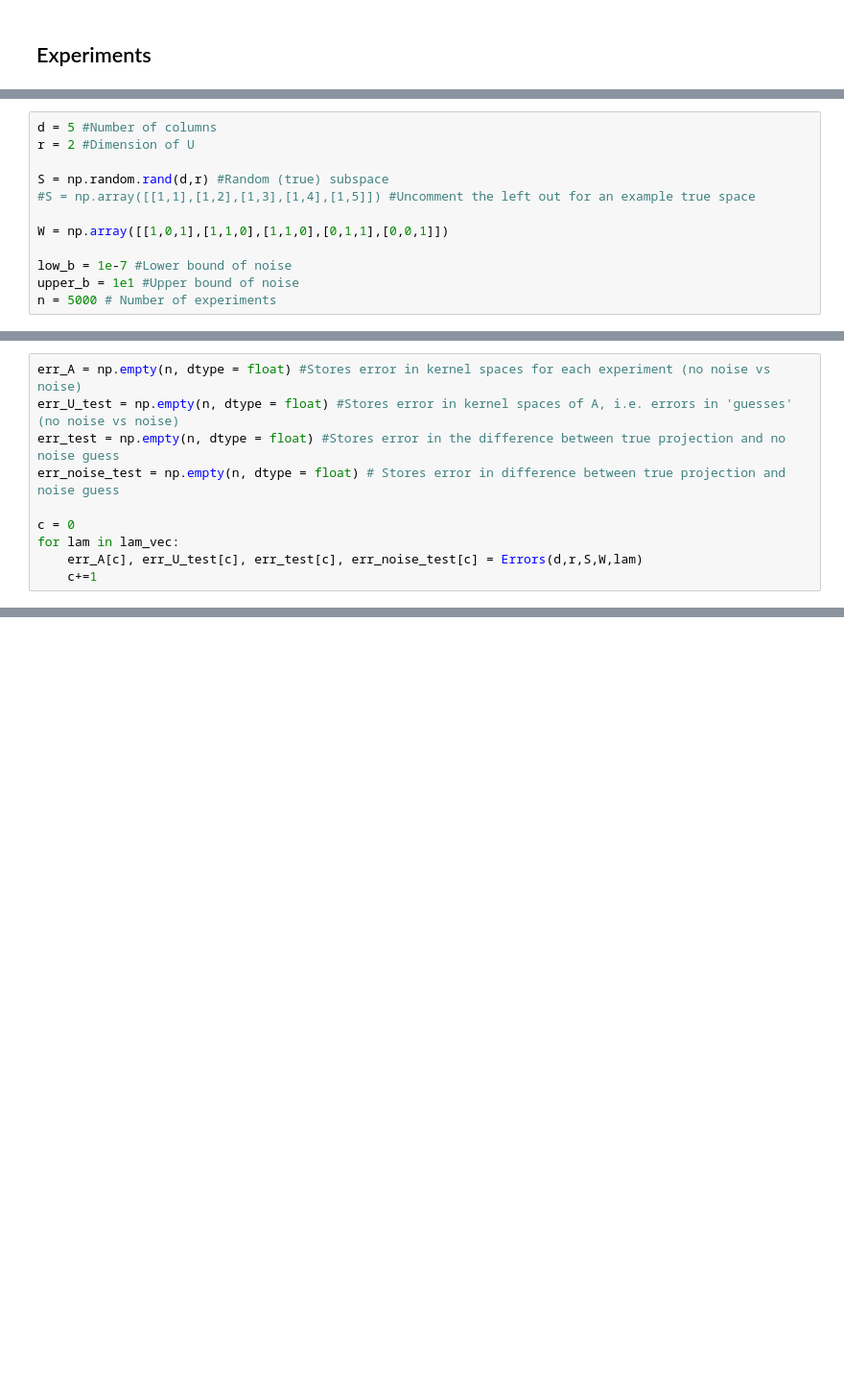
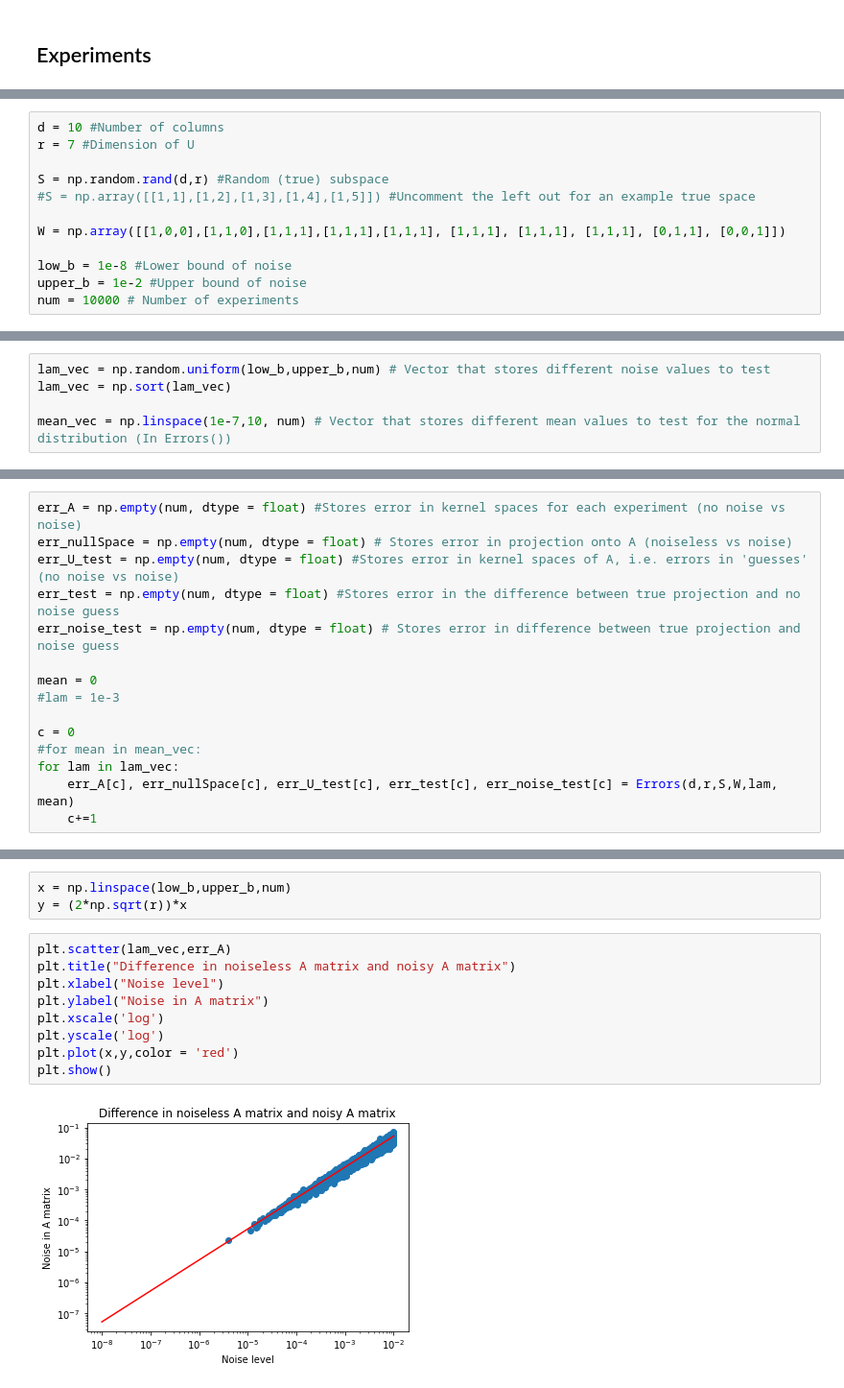
Before and after one commit to ksrivastava1/identifying-subspaces, a Jupyter notebook: subspace-experiment.ipynb, the cells around one changed output, grey strips where cells are left out. Shown: that part at 96% size. Cells and saved outputs as stored; diff of their text form; blank space fills up the shorter version.

Commit message:
Updated code to make generalizing to higher dimensions easier and added some statistical analyses

```diff
--- a/subspace-experiment.ipynb
+++ b/subspace-experiment.ipynb
@@ -453,12 +435,12 @@ def Errors(d_, r_, U_, W_, lam_):
 # %%
-d = 5 #Number of columns
-r = 2 #Dimension of U
+d = 10 #Number of columns
+r = 7 #Dimension of U
 
 S = np.random.rand(d,r) #Random (true) subspace
 #S = np.array([[1,1],[1,2],[1,3],[1,4],[1,5]]) #Uncomment the left out for an example true space
 
-W = np.array([[1,0,1],[1,1,0],[1,1,0],[0,1,1],[0,0,1]])
+W = np.array([[1,0,0],[1,1,0],[1,1,1],[1,1,1],[1,1,1], [1,1,1], [1,1,1], [1,1,1], [0,1,1], [0,0,1]])
 
-low_b = 1e-7 #Lower bound of noise
-upper_b = 1e1 #Upper bound of noise
-n = 5000 # Number of experiments
+low_b = 1e-8 #Lower bound of noise
+upper_b = 1e-2 #Upper bound of noise
+num = 10000 # Number of experiments
@@ -468,3 +467,8 @@ lam_vec = np.sort(lam_vec)
+# %%
+lam_vec = np.random.uniform(low_b,upper_b,num) # Vector that stores different noise values to test
+lam_vec = np.sort(lam_vec)
+
+mean_vec = np.linspace(1e-7,10, num) # Vector that stores different mean values to test for the normal distribution (In Errors())
 # %%
 lam_vec
 # %% [output]
@@ -473,12 +477,17 @@ array([1.81852427e-03, 5.99937236e-03, 9.69302981e-03, ...,
 # %%
-err_A = np.empty(n, dtype = float) #Stores error in kernel spaces for each experiment (no noise vs noise)
-err_U_test = np.empty(n, dtype = float) #Stores error in kernel spaces of A, i.e. errors in 'guesses' (no noise vs noise)
-err_test = np.empty(n, dtype = float) #Stores error in the difference between true projection and no noise guess
-err_noise_test = np.empty(n, dtype = float) # Stores error in difference between true projection and noise guess
+err_A = np.empty(num, dtype = float) #Stores error in kernel spaces for each experiment (no noise vs noise)
+err_nullSpace = np.empty(num, dtype = float) # Stores error in projection onto A (noiseless vs noise)
+err_U_test = np.empty(num, dtype = float) #Stores error in kernel spaces of A, i.e. errors in 'guesses' (no noise vs noise)
+err_test = np.empty(num, dtype = float) #Stores error in the difference between true projection and no noise guess
+err_noise_test = np.empty(num, dtype = float) # Stores error in difference between true projection and noise guess
+
+mean = 0
+#lam = 1e-3
 
 c = 0
+#for mean in mean_vec:
 for lam in lam_vec:
-    err_A[c], err_U_test[c], err_test[c], err_noise_test[c] = Errors(d,r,S,W,lam)
+    err_A[c], err_nullSpace[c], err_U_test[c], err_test[c], err_noise_test[c] = Errors(d,r,S,W,lam, mean)
     c+=1
 # %%
 err_A
@@ -522,0 +517,14 @@ plt.show()
+# %%
+x = np.linspace(low_b,upper_b,num)
+y = (2*np.sqrt(r))*x
+# %%
+plt.scatter(lam_vec,err_A)
+plt.title("Difference in noiseless A matrix and noisy A matrix")
+plt.xlabel("Noise level")
+plt.ylabel("Noise in A matrix")
+plt.xscale('log')
+plt.yscale('log')
+plt.plot(x,y,color = 'red')
+plt.show()
+# %% [output]
+[figure, added]
```
Also changed, not shown: parts of 43 cells of this notebook.
